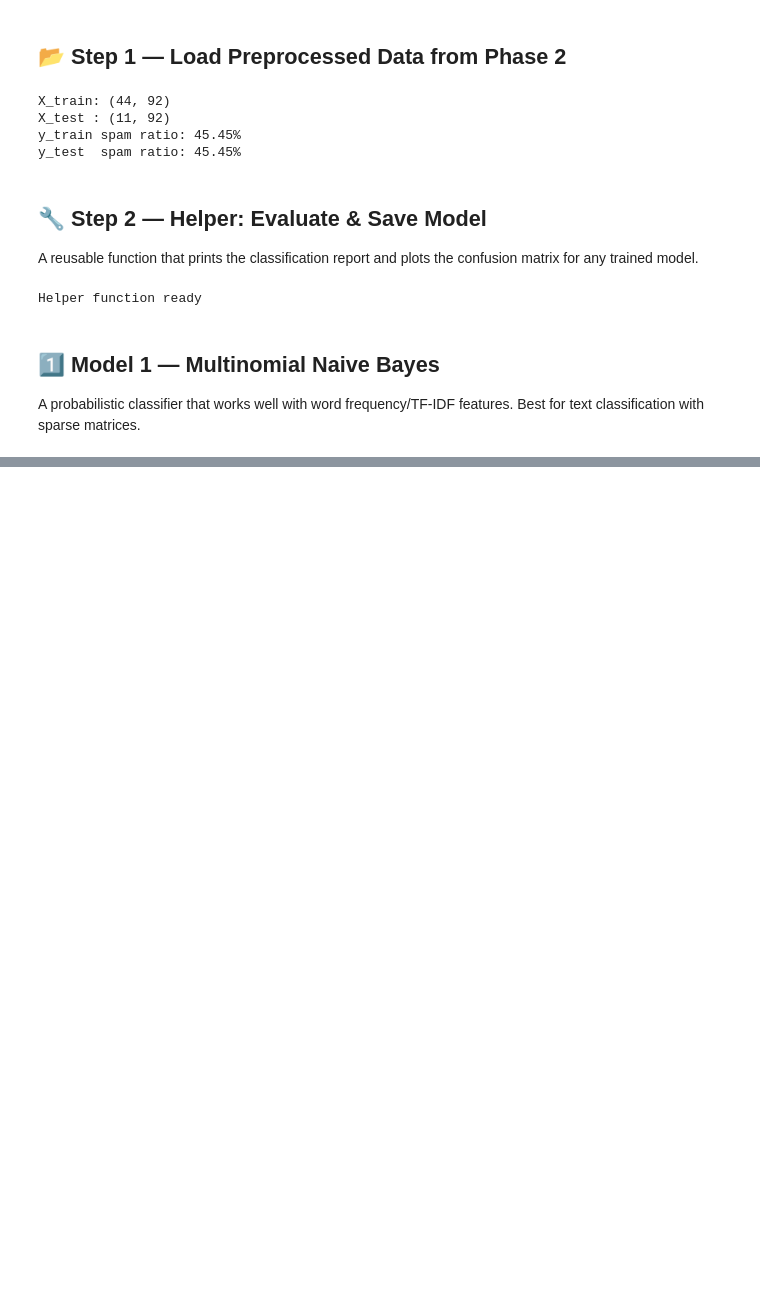
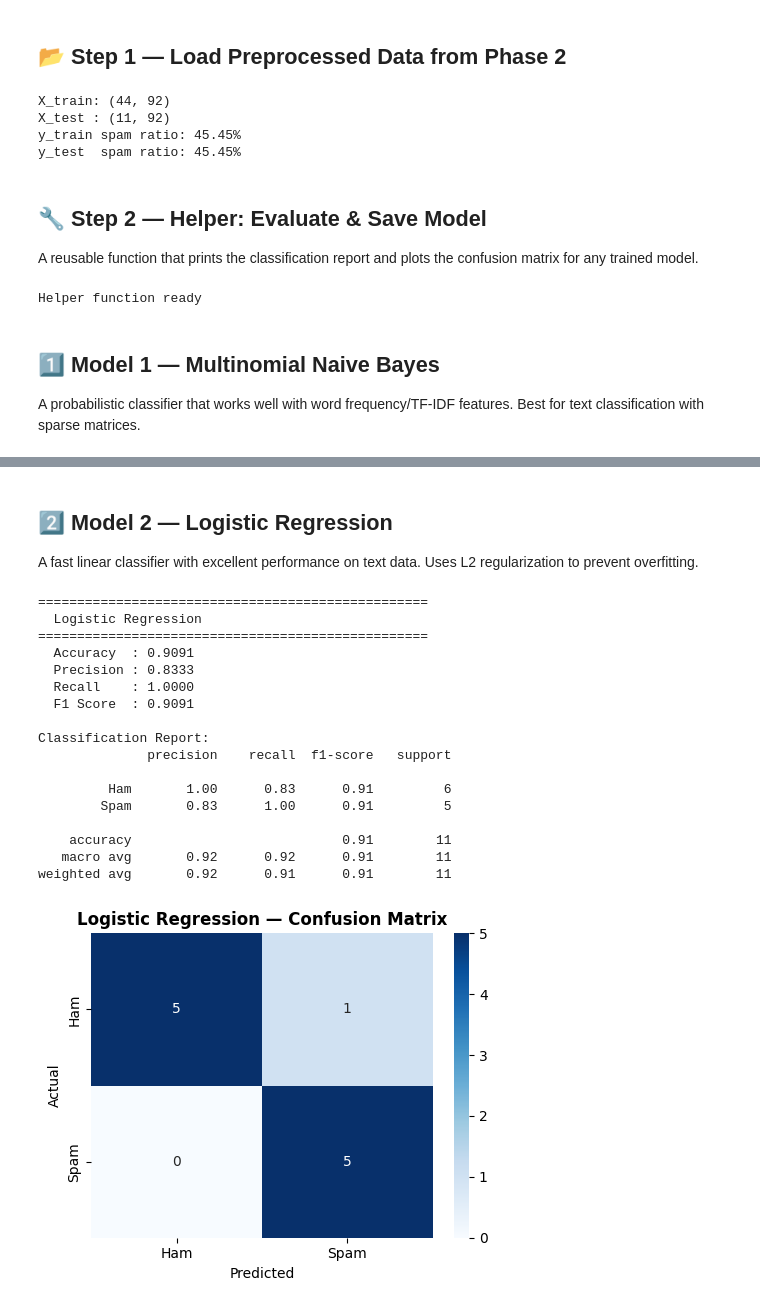
Before and after one commit to Kidrah-kun/spam-detector, a Jupyter notebook: notebooks/Phase3_Model_Training.ipynb, the cells around one changed output, grey strips where cells are left out. Drawn from its saved outputs; the diff is of its cells as text; code cells hidden in the pictures; blank space fills up the shorter version.

```diff
--- a/notebooks/Phase3_Model_Training.ipynb
+++ b/notebooks/Phase3_Model_Training.ipynb
@@ -114,0 +135,29 @@ ValueError: Negative values in data passed to MultinomialNB (input X).
+# %% [markdown]
+## 2️⃣ Model 2 — Logistic Regression
+
+A fast linear classifier with excellent performance on text data. Uses L2 regularization to prevent overfitting.
+# %%
+lr_model = LogisticRegression(max_iter=1000, C=1.0, random_state=42)
+lr_model.fit(X_train, y_train)
+
+joblib.dump(lr_model, '../models/logistic_regression.pkl')
+evaluate_model('Logistic Regression', lr_model, X_test, y_test)
+# %% [output]
+==================================================
+  Logistic Regression
+==================================================
+  Accuracy  : 0.9091
+  Precision : 0.8333
+  Recall    : 1.0000
+  F1 Score  : 0.9091
+
+Classification Report:
+              precision    recall  f1-score   support
+
+         Ham       1.00      0.83      0.91         6
+        Spam       0.83      1.00      0.91         5
+
+    accuracy                           0.91        11
+   macro avg       0.92      0.92      0.91        11
+weighted avg       0.92      0.91      0.91        11
+[figure, added]
```
Also changed, not shown: parts of 7 cells of this notebook, 8 other files.
